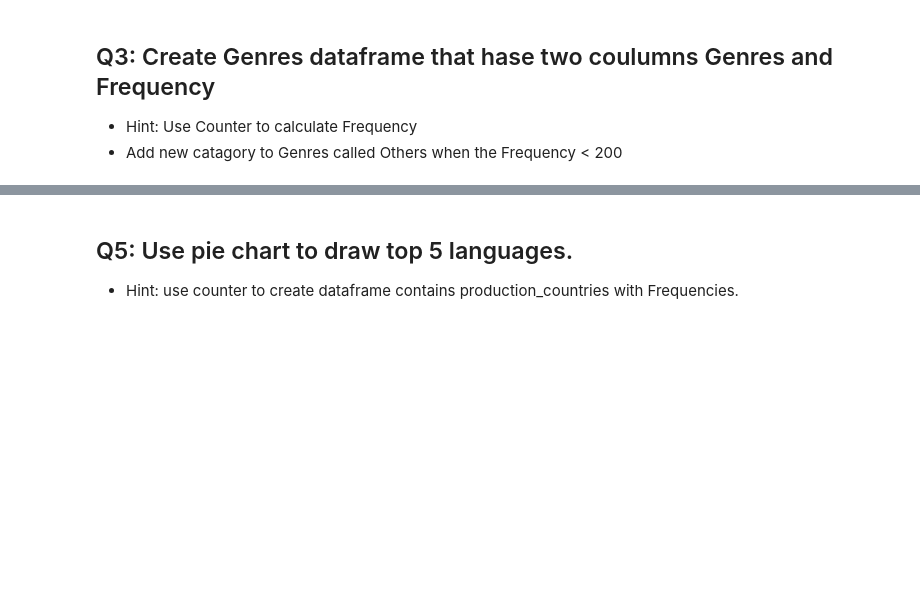
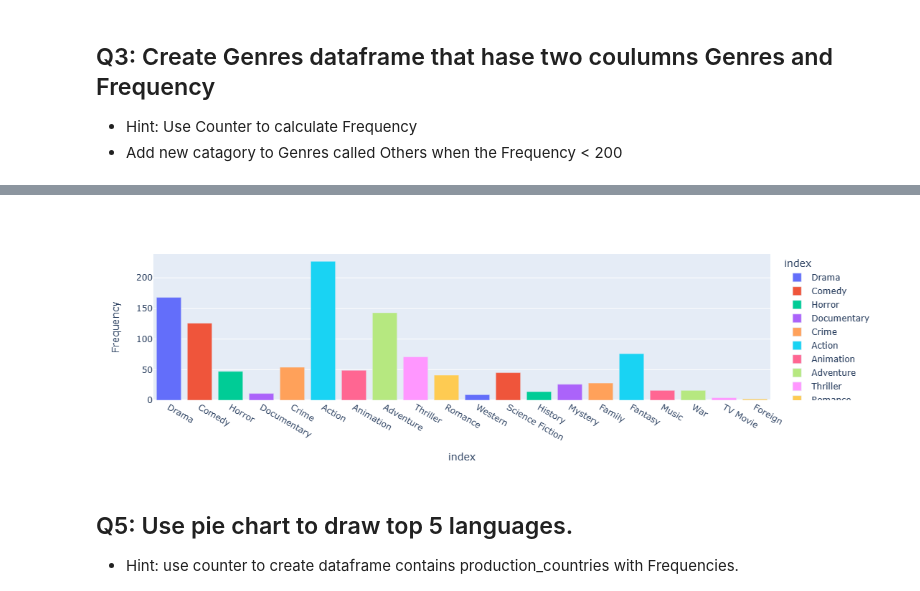
Before and after one commit to Tuwaiq-Data-Science-Bootcamp-V5/Plotly-Lab1, a Jupyter notebook: Plotly_Assignment.ipynb, the cells around one changed output, grey strips where cells are left out. Saved outputs shown, nothing was run; the diff lists cells and outputs as text; code cells hidden in the pictures; blank space fills up the shorter version.

```diff
--- a/Plotly_Assignment.ipynb
+++ b/Plotly_Assignment.ipynb
@@ -110,6 +180,11 @@ movies.head(3)
 # %% [markdown]
 ## Q4: Use bar chart draws the relationship between genres of movies and Frequency.
 ![p1.png](attachment:p1.png)
+# %%
+fig = px.bar(now, x=now.index, y=now["Frequency"],color=now.index)
+fig.show()
+# %% [output]
+[figure, added]
 # %% [markdown]
 ## Q5: Use pie chart to draw top 5 languages.
 - Hint: use counter to create dataframe contains production_countries with Frequencies.
```
Also changed, not shown: parts of 9 cells of this notebook, 2 other files.
